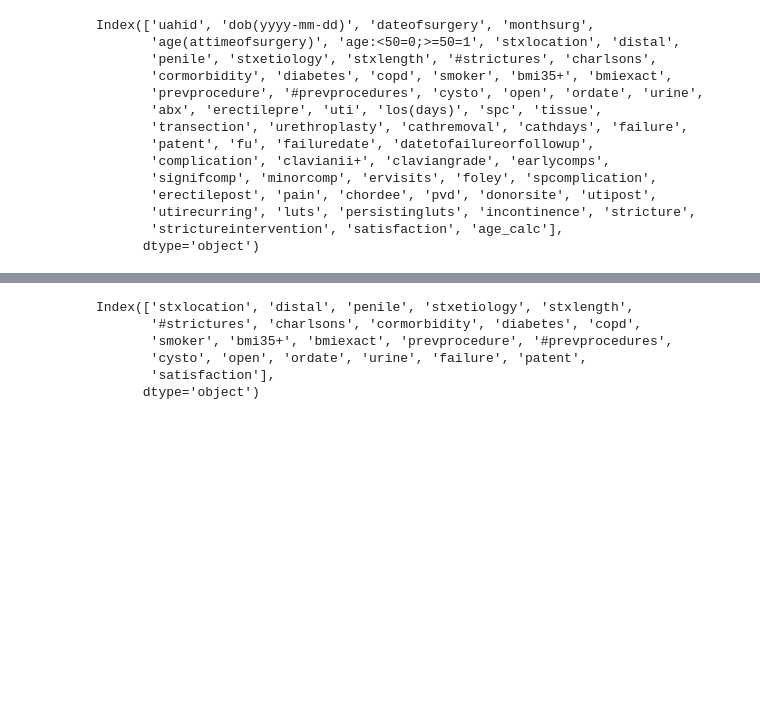
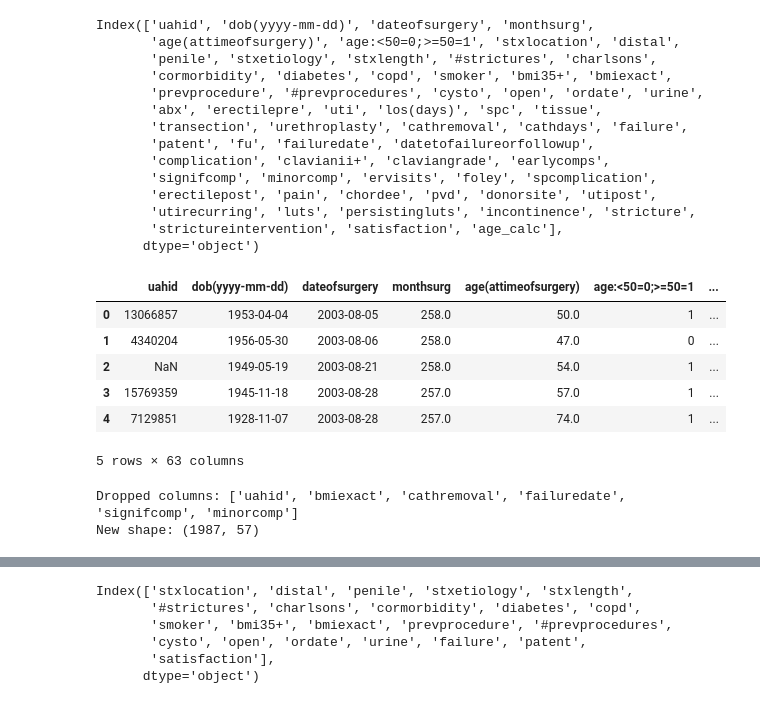
Before and after one commit to preciousiajilore/survival_mtlr, a Jupyter notebook: notebooks/subsets.ipynb, the cells around one changed output, grey strips where cells are left out. Saved outputs shown, nothing was run; the diff lists cells and outputs as text; code cells hidden in the pictures; blank space fills up the shorter version.

```diff
--- a/notebooks/subsets.ipynb
+++ b/notebooks/subsets.ipynb
@@ -98,3 +102,29 @@ Index(['uahid', 'dob(yyyy-mm-dd)', 'dateofsurgery', 'monthsurg',
        'utirecurring', 'luts', 'persistingluts', 'incontinence', 'stricture',
        'strictureintervention', 'satisfaction', 'age_calc'],
       dtype='object')
+# %%
+df.head()
+# %% [output]
+|  | uahid | dob(yyyy-mm-dd) | dateofsurgery | monthsurg | age(attimeofsurgery) | age:<50=0;>=50=1 | ... |
+| 0 | 13066857 | 1953-04-04 | 2003-08-05 | 258.0 | 50.0 | 1 | ... |
+| 1 | 4340204 | 1956-05-30 | 2003-08-06 | 258.0 | 47.0 | 0 | ... |
+| 2 | NaN | 1949-05-19 | 2003-08-21 | 258.0 | 54.0 | 1 | ... |
+| 3 | 15769359 | 1945-11-18 | 2003-08-28 | 257.0 | 57.0 | 1 | ... |
+| 4 | 7129851 | 1928-11-07 | 2003-08-28 | 257.0 | 74.0 | 1 | ... |
+5 rows × 63 columns
+# %%
+# Calculate the % of missing values in each column
+missing_percent = df.isna().mean()
+
+# Find columns to drop (over 50% missing)
+cols_to_drop = missing_percent[missing_percent > 0.5].index
+
+#print the columns that ww
+# Drop them!
+df = df.drop(columns=cols_to_drop)
+
+print("Dropped columns:", list(cols_to_drop))
+print("New shape:", df.shape)
+# %% [output]
+Dropped columns: ['uahid', 'bmiexact', 'cathremoval', 'failuredate', 'signifcomp', 'minorcomp']
+New shape: (1987, 57)
```
Also changed, not shown: parts of 188 cells of this notebook, 17 other files.
